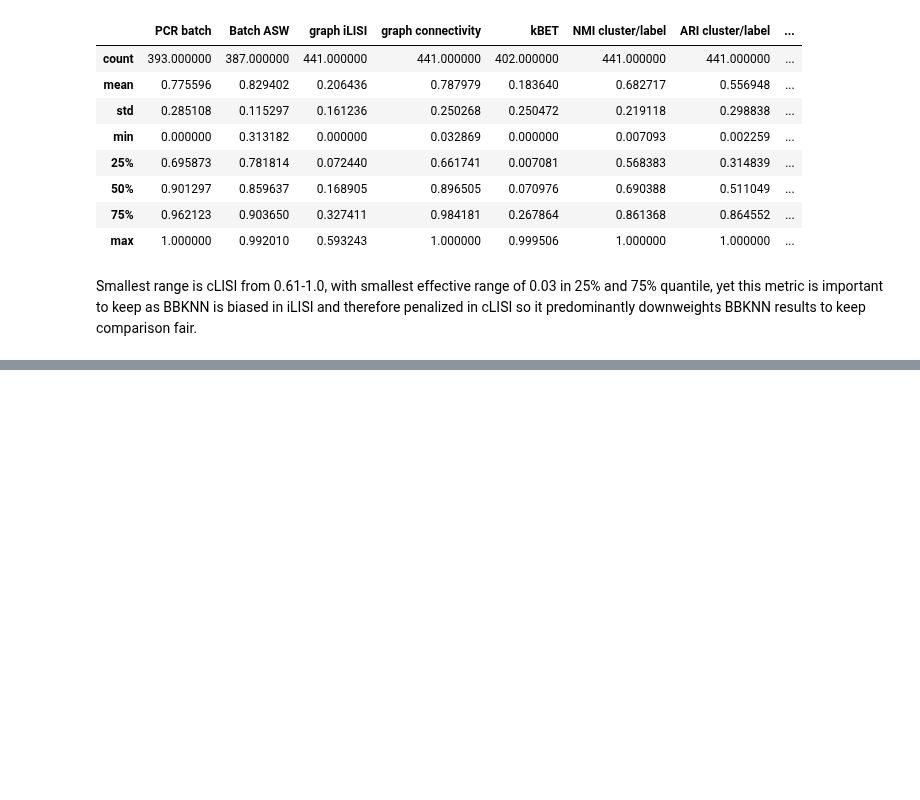
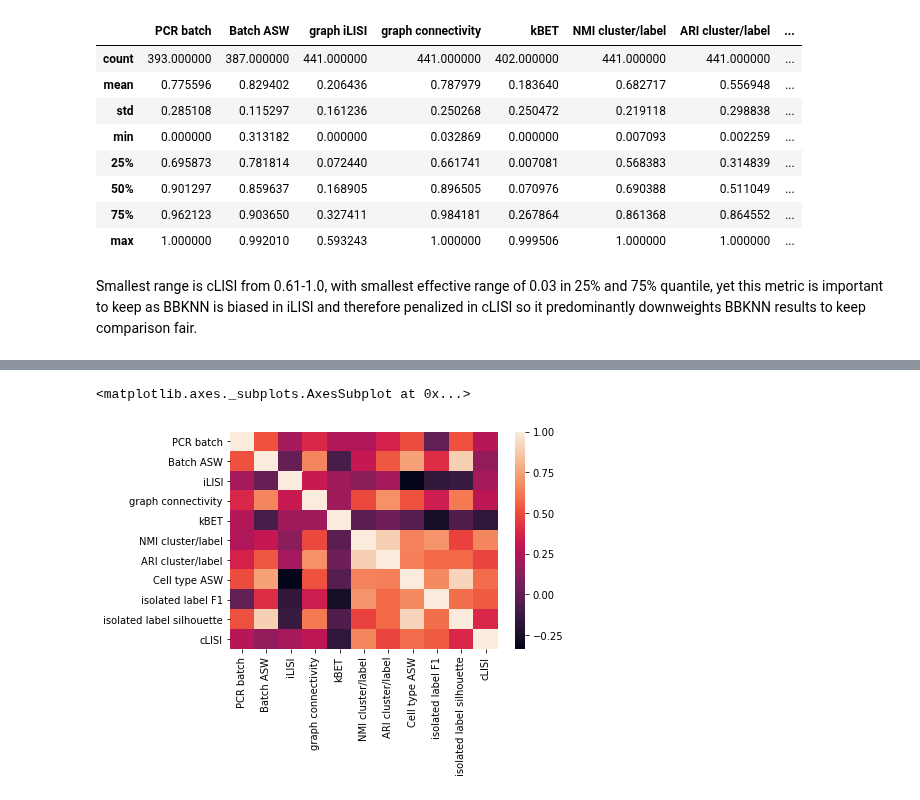
Before and after one commit to theislab/scib, a Jupyter notebook: notebooks/analysis/Metrics_correlation_and_range_analysis.ipynb, the cells around one changed output, grey strips where cells are left out. Saved outputs shown, nothing was run; the diff lists cells and outputs as text; code cells hidden in the pictures; blank space fills up the shorter version.

Commit message:
Added ATAC metrics analysis

```diff
--- a/notebooks/analysis/Metrics_correlation_and_range_analysis.ipynb
+++ b/notebooks/analysis/Metrics_correlation_and_range_analysis.ipynb
@@ -131,0 +134,11 @@ Smallest range is cLISI from 0.61-1.0, with smallest effective range of 0.03 in
+# %%
+atac1 = pd.read_csv('../../../Paper/202010_Revision/Supplementary Files/Results/ATAC/mouse_brain_atac_large_11batches_summary_scores.csv')
+atac2 = pd.read_csv('../../../Paper/202010_Revision/Supplementary Files/Results/ATAC/mouse_brain_atac_large_11batches_summary_scores.csv')
+atac = pd.concat([atac1,atac2])
+# %%
+#Drop NA results
+atac = atac.loc[~np.isnan(atac['Overall Score']),:]
+
+#Drop non-metrics columns
+atac = atac.drop(columns=['Unnamed: 0', 'Method', 'Output', 'Feature Space',
+       'Overall Score', 'Batch Correction', 'Bio conservation'])
@@ -131,0 +163,3 @@ Smallest range is cLISI from 0.61-1.0, with smallest effective range of 0.03 in
+# %%
+atac_corr = atac.corr()
+atac_corr
@@ -131,0 +179,5 @@ Smallest range is cLISI from 0.61-1.0, with smallest effective range of 0.03 in
+# %%
+sns.heatmap(atac_corr)
+# %% [output]
+<matplotlib.axes._subplots.AxesSubplot at 0x...>
+[figure, added]
```
Also changed, not shown: parts of 7 cells of this notebook.
